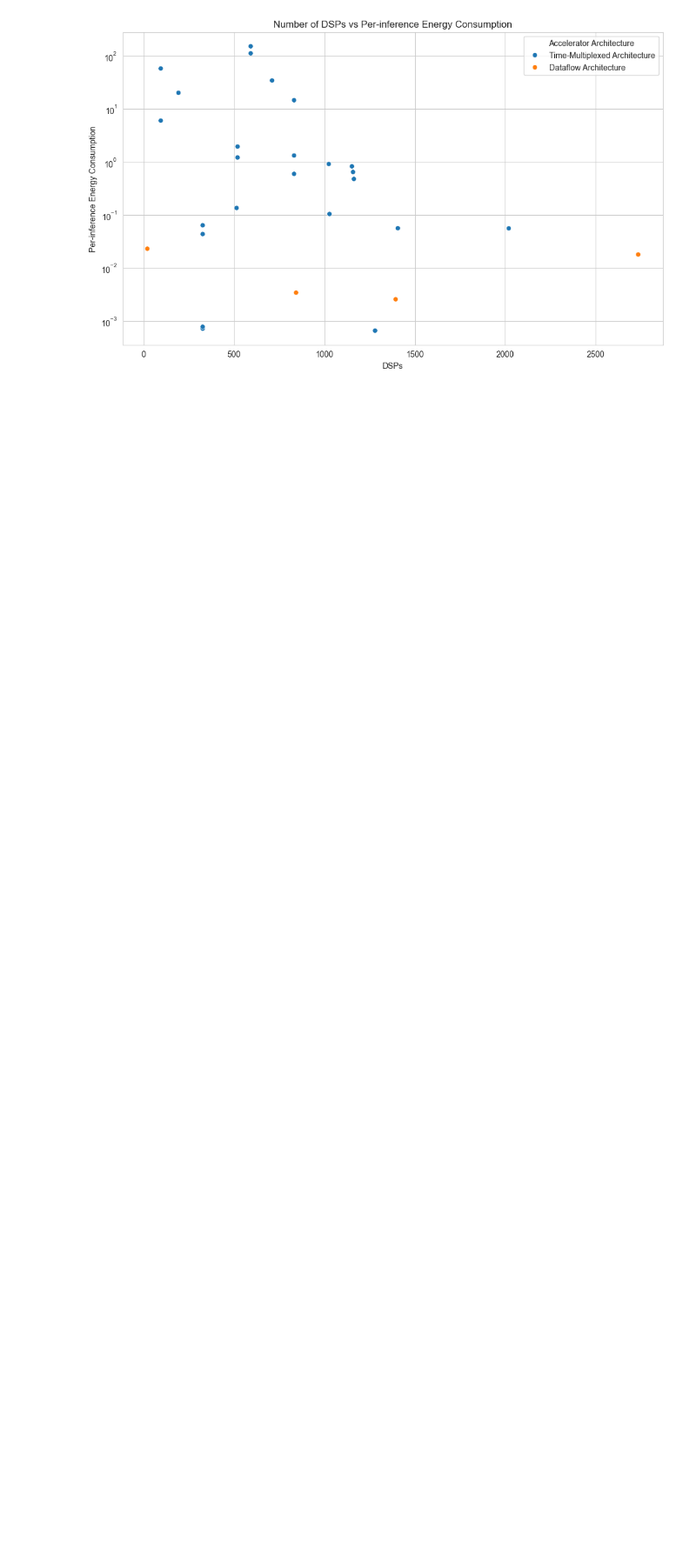
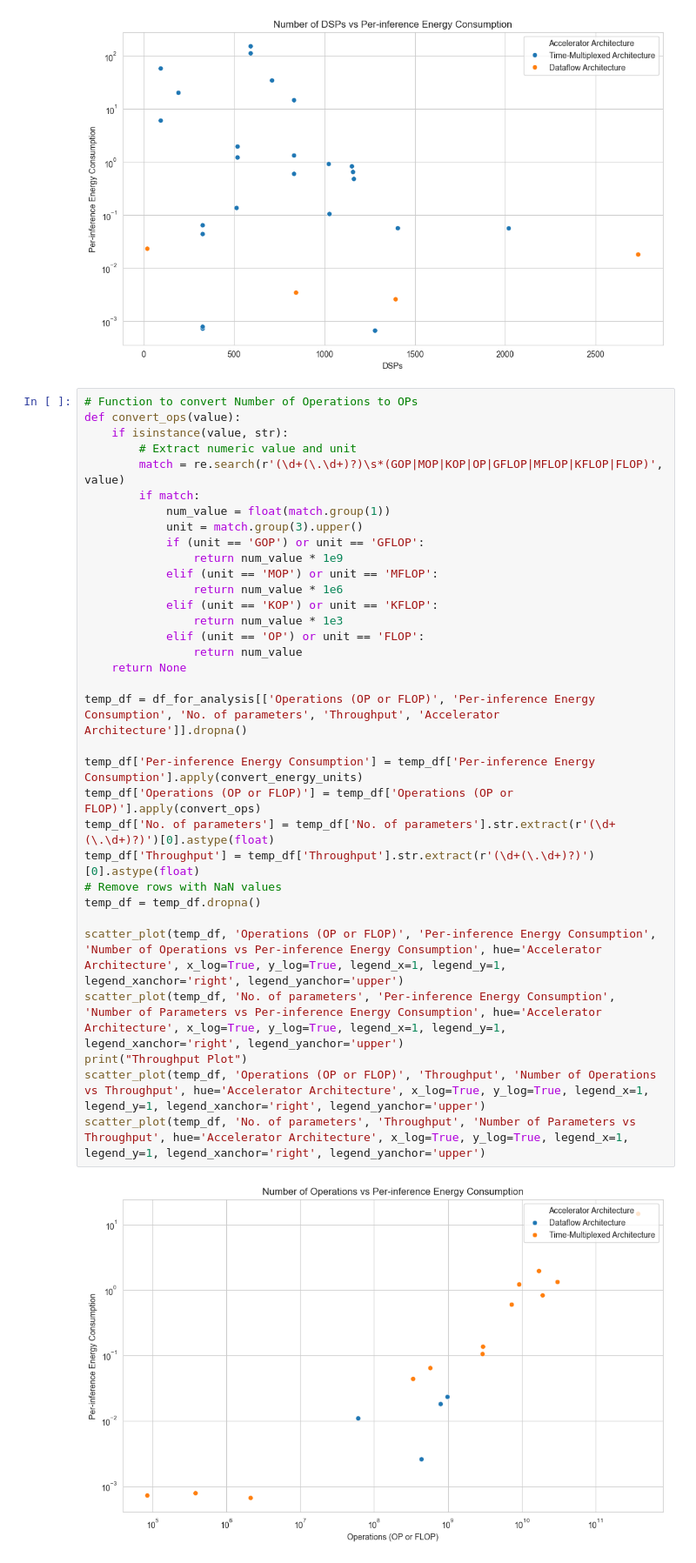
Before and after one commit to asap-space/SPACE_FPGA_NNs_SURVEY_DATA, a Jupyter notebook: Graphs.ipynb, the cells around one changed output. Shown at 87% size. Saved outputs shown, nothing was run; the diff lists cells and outputs as text; blank space fills up the shorter version.

Commit message:
Implement code changes to enhance functionality and improve performance

```diff
--- a/Graphs.ipynb
+++ b/Graphs.ipynb
@@ -343,3 +353,38 @@ scatter_plot(temp_df, 'DSPs', 'Per-inference Energy Consumption', 'Number of DSP
 # %% [output]
 [figure]
 [figure]
+# %%
+# Function to convert Number of Operations to OPs
+def convert_ops(value):
+    if isinstance(value, str):
+        # Extract numeric value and unit
+        match = re.search(r'(\d+(\.\d+)?)\s*(GOP|MOP|KOP|OP|GFLOP|MFLOP|KFLOP|FLOP)', value)
+        if match:
+            num_value = float(match.group(1))
+            unit = match.group(3).upper()
+            if (unit == 'GOP') or unit == 'GFLOP':
+                return num_value * 1e9
+            elif (unit == 'MOP') or unit == 'MFLOP':
+                return num_value * 1e6
+            elif (unit == 'KOP') or unit == 'KFLOP':
+                return num_value * 1e3
+            elif (unit == 'OP') or unit == 'FLOP':
+                return num_value
+    return None
+
+temp_df = df_for_analysis[['Operations (OP or FLOP)', 'Per-inference Energy Consumption', 'No. of parameters', 'Throughput', 'Accelerator Architecture']].dropna()
+
+temp_df['Per-inference Energy Consumption'] = temp_df['Per-inference Energy Consumption'].apply(convert_energy_units)
+temp_df['Operations (OP or FLOP)'] = temp_df['Operations (OP or FLOP)'].apply(convert_ops)
+temp_df['No. of parameters'] = temp_df['No. of parameters'].str.extract(r'(\d+(\.\d+)?)')[0].astype(float)
+temp_df['Throughput'] = temp_df['Throughput'].str.extract(r'(\d+(\.\d+)?)')[0].astype(float)
+# Remove rows with NaN values
+temp_df = temp_df.dropna()
+
+scatter_plot(temp_df, 'Operations (OP or FLOP)', 'Per-inference Energy Consumption', 'Number of Operations vs Per-inference Energy Consumption', hue='Accelerator Architecture', x_log=True, y_log=True, legend_x=1, legend_y=1, legend_xanchor='right', legend_yanchor='upper')
+scatter_plot(temp_df, 'No. of parameters', 'Per-inference Energy Consumption', 'Number of Parameters vs Per-inference Energy Consumption', hue='Accelerator Architecture', x_log=True, y_log=True, legend_x=1, legend_y=1, legend_xanchor='right', legend_yanchor='upper')
+print("Throughput Plot")
+scatter_plot(temp_df, 'Operations (OP or FLOP)', 'Throughput', 'Number of Operations vs Throughput', hue='Accelerator Architecture', x_log=True, y_log=True, legend_x=1, legend_y=1, legend_xanchor='right', legend_yanchor='upper')
+scatter_plot(temp_df, 'No. of parameters', 'Throughput', 'Number of Parameters vs Throughput', hue='Accelerator Architecture', x_log=True, y_log=True, legend_x=1, legend_y=1, legend_xanchor='right', legend_yanchor='upper')
+# %% [output]
+[figure, added]
```
Also changed, not shown: parts of 6 cells of this notebook, 1 other file.
